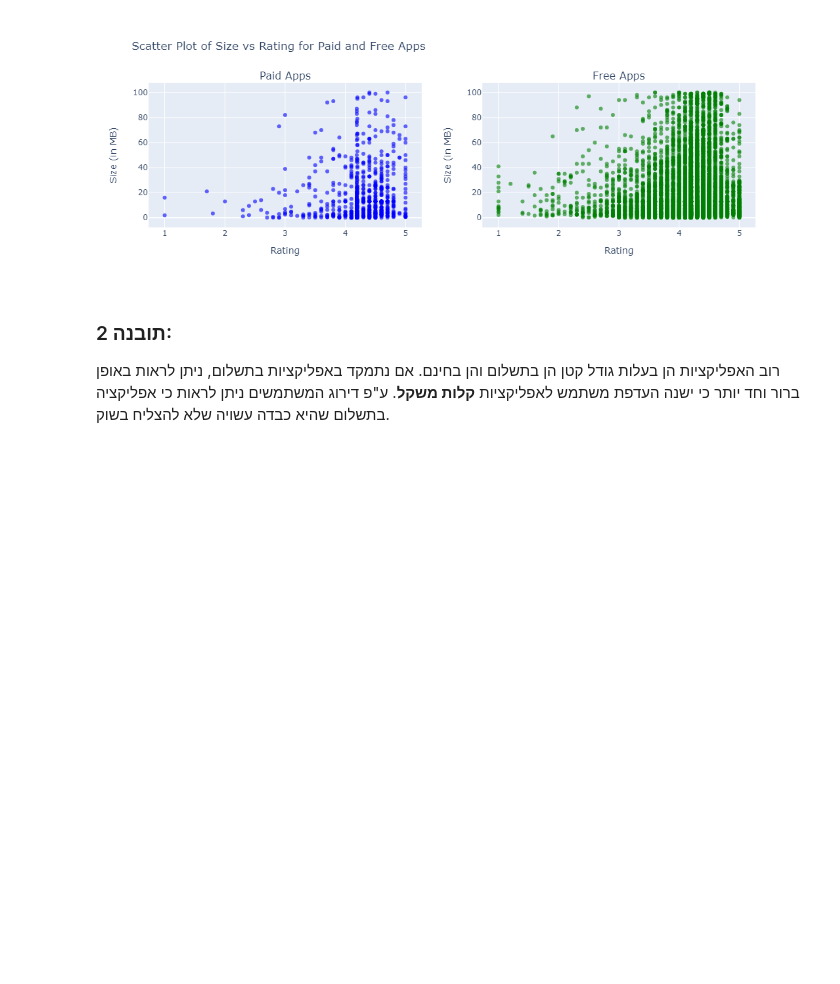
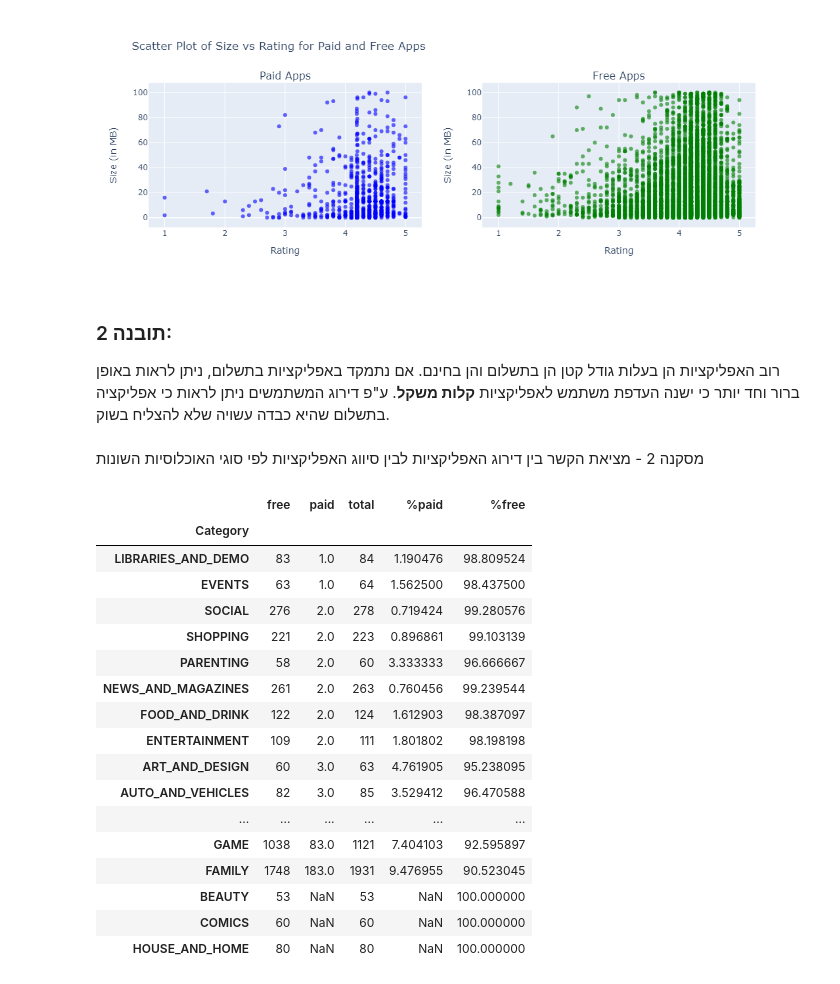
Before and after one commit to Yairvedaniel/project1, a Jupyter notebook: googleplaystoreproject_ogen.ipynb, the cells around one changed output. Saved outputs shown, nothing was run; the diff lists cells and outputs as text; code cells hidden in the pictures; blank space fills up the shorter version.

```diff
--- a/googleplaystoreproject_ogen.ipynb
+++ b/googleplaystoreproject_ogen.ipynb
@@ -748,3 +688,39 @@ fig.show()
 ### תובנה 2:
 
 רוב האפליקציות הן בעלות גודל קטן הן בתשלום והן בחינם. אם נתמקד באפליקציות בתשלום, ניתן לראות באופן ברור וחד יותר כי ישנה העדפת משתמש לאפליקציות **קלות משקל**. ע"פ דירוג המשתמשים ניתן לראות כי אפליקציה בתשלום שהיא כבדה עשויה שלא להצליח בשוק.
+# %% [markdown]
+מסקנה 2 -
+מציאת הקשר בין דירוג האפליקציות לבין סיווג האפליקציות לפי סוגי האוכלוסיות השונות
+# %%
+free_apps = apps[apps['Price'] == 0]
+paid_apps = apps[apps['Price'] > 0]
+free = free_apps['Category'].value_counts().sort_index().to_frame()
+paid = paid_apps['Category'].value_counts().sort_index().to_frame()
+total = apps['Category'].value_counts().sort_index().to_frame()
+free.columns = ['free']
+paid.columns = ['paid']
+total.columns = ['total']
+fig = free.join(paid).join(total)
+fig['%paid'] = fig['paid'] * 100 / fig['total']
+fig['%free'] = fig['free'] * 100 / fig['total']
+fig = fig.sort_values('paid')
+fig
+# %% [output]
+|  | free | paid | total | %paid | %free |
+| Category |  |  |  |  |  |
+| LIBRARIES_AND_DEMO | 83 | 1.0 | 84 | 1.190476 | 98.809524 |
+| EVENTS | 63 | 1.0 | 64 | 1.562500 | 98.437500 |
+| SOCIAL | 276 | 2.0 | 278 | 0.719424 | 99.280576 |
+| SHOPPING | 221 | 2.0 | 223 | 0.896861 | 99.103139 |
+| PARENTING | 58 | 2.0 | 60 | 3.333333 | 96.666667 |
+| NEWS_AND_MAGAZINES | 261 | 2.0 | 263 | 0.760456 | 99.239544 |
+| FOOD_AND_DRINK | 122 | 2.0 | 124 | 1.612903 | 98.387097 |
+| ENTERTAINMENT | 109 | 2.0 | 111 | 1.801802 | 98.198198 |
+| ART_AND_DESIGN | 60 | 3.0 | 63 | 4.761905 | 95.238095 |
+| AUTO_AND_VEHICLES | 82 | 3.0 | 85 | 3.529412 | 96.470588 |
+| ... | ... | ... | ... | ... | ... |
+| GAME | 1038 | 83.0 | 1121 | 7.404103 | 92.595897 |
+| FAMILY | 1748 | 183.0 | 1931 | 9.476955 | 90.523045 |
+| BEAUTY | 53 | NaN | 53 | NaN | 100.000000 |
+| COMICS | 60 | NaN | 60 | NaN | 100.000000 |
+| HOUSE_AND_HOME | 80 | NaN | 80 | NaN | 100.000000 |
```
Also changed, not shown: parts of 15 cells of this notebook.
